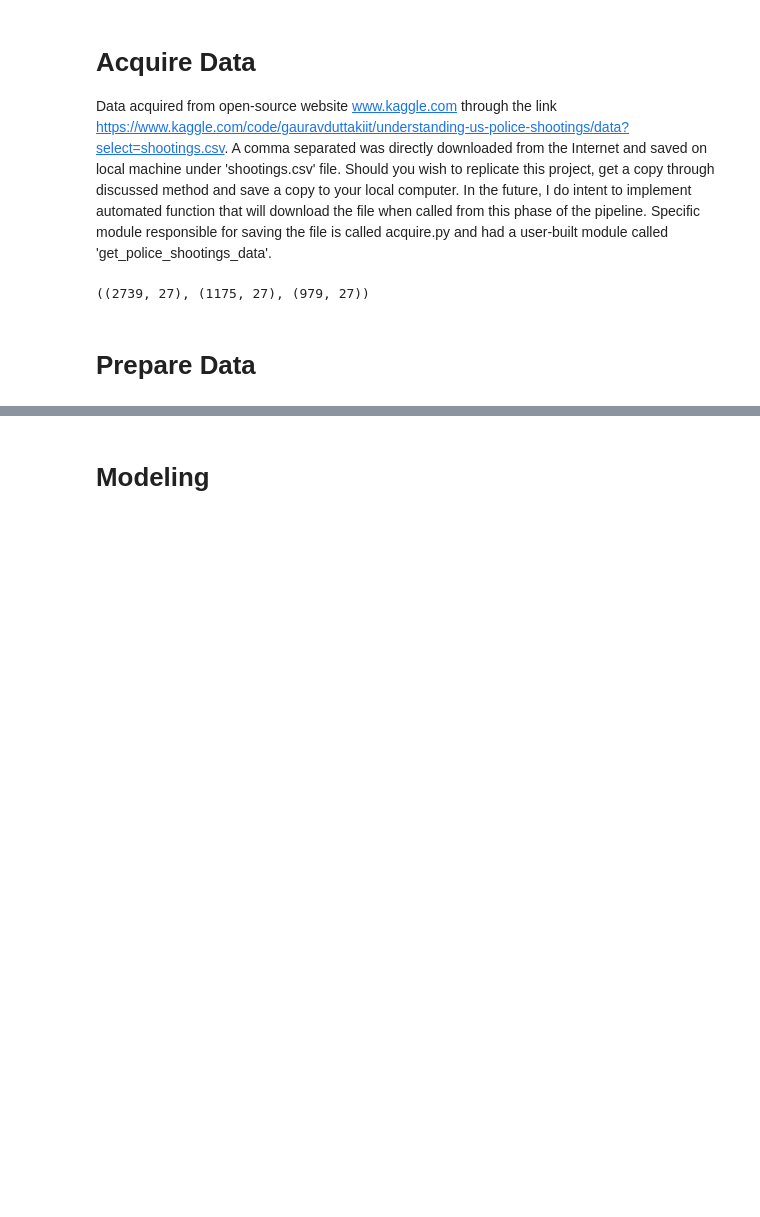
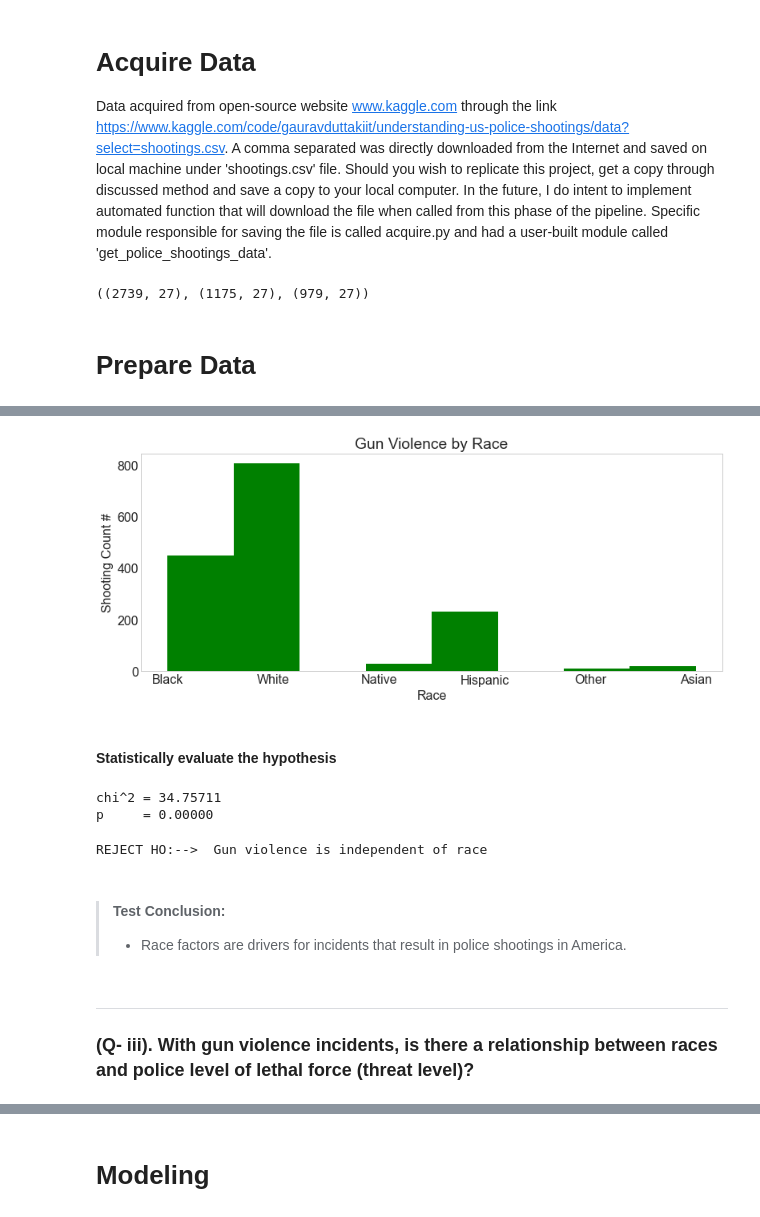
Before and after one commit to stephenkipkurui/codeup-individual-project, a Jupyter notebook: final_report.ipynb, the cells around one changed output, grey strips where cells are left out. Cells and saved outputs as stored; diff of their text form; code cells hidden in the pictures; blank space fills up the shorter version.

```diff
--- a/final_report.ipynb
+++ b/final_report.ipynb
@@ -98,0 +188,50 @@ train.shape, validate.shape, test.shape
+# %%
+# Gun Violence Attack to police
+gun_violence_set = train[train.arms_category == 'Guns']
+non_gun_violence_set = train[train.arms_category != 'Guns']
+
+gun_violence_set.race.hist(color = 'green', bins = 8, grid = False)
+plt.title('Gun Violence by Race')
+plt.xlabel('Race')
+plt.ylabel('Shooting Count #')
+plt.show()
+# %% [output]
+[figure, added]
+# %% [markdown]
+#### Statistically evaluate the hypothesis
+# %%
+H0 = 'Gun violence is independent of race'
+H1 = 'Gun violence is NOT independent of race'
+
+n = train.shape[0]
+gun_violence_percentage = train.gun_violence.value_counts() /n
+race_gun_violence = train.race.value_counts() / n
+# Observed values
+observed = pd.crosstab(train.race, train.gun_violence)
+# Expected
+expected = pd.DataFrame()
+for gun_violence_group, t_prop in gun_violence_percentage.iteritems():
+    for race_gun_group, d_prop in race_gun_violence.iteritems():
+        expected.loc[race_gun_group, gun_violence_group] = t_prop * d_prop
+expected.sort_index(inplace=True)
+# Chi^2 Square Test
+chi2, p, degf, expected = stats.chi2_contingency(observed)
+print(f'chi^2 = {chi2:.5f}')
+print(f'p     = {p:.5f}')
+# %% [output]
+chi^2 = 34.75711
+p     = 0.00000
+# %%
+#### Decision:
+if p/2 > alpha:
+    print(f"FAILED TO REJECT HO:--> {H0}")
+else:
+    print(f"REJECT HO:-->  {H0}")
+# %% [output]
+REJECT HO:-->  Gun violence is independent of race
+# %% [markdown]
+> #### Test Conclusion:
+>- Race factors are drivers for incidents that result in police shootings in America.
+# %% [markdown]
+-----------------
+### (Q- iii). With gun violence incidents, is there a relationship between races and police level of lethal force (threat level)?
```
Also changed, not shown: parts of 60 cells of this notebook.
